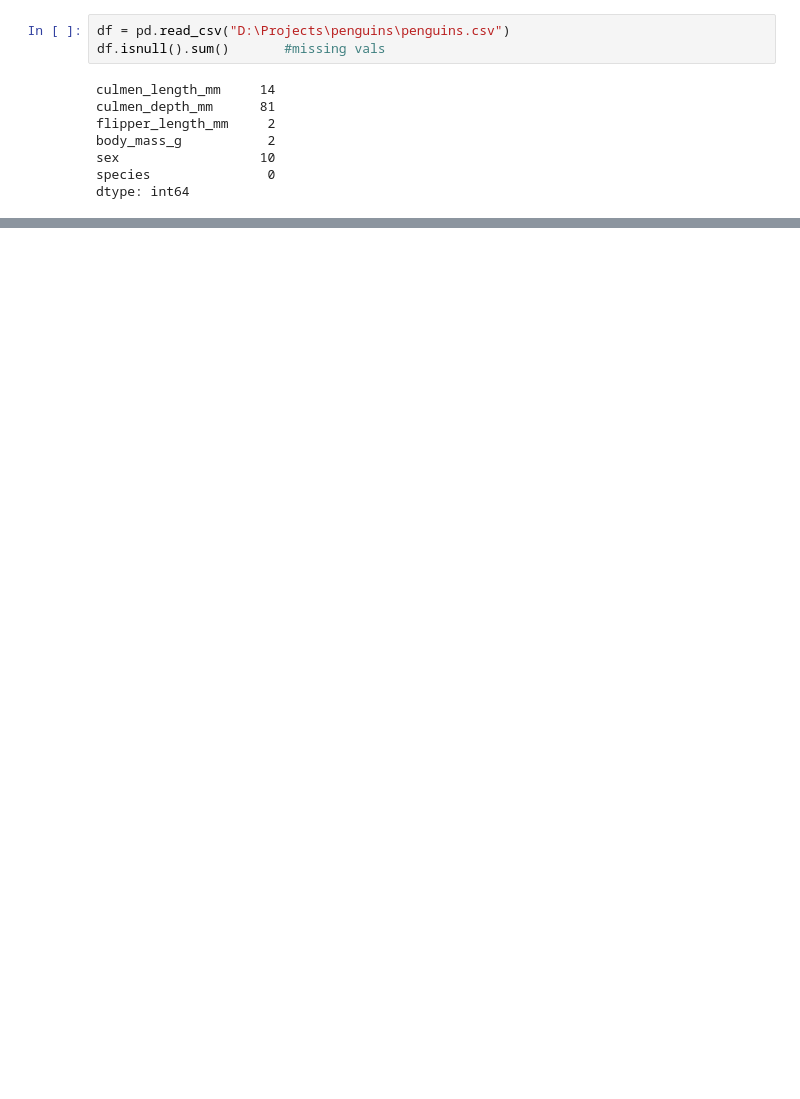
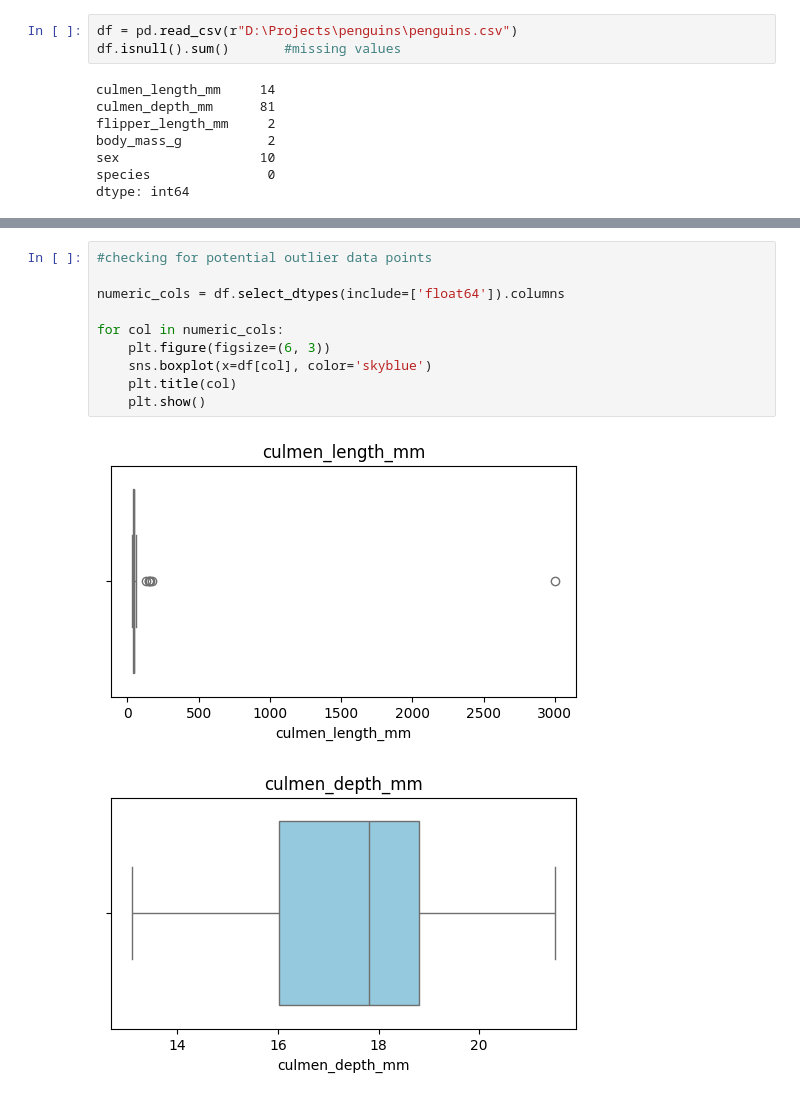
Before and after one commit to dxk0278/penguins, a Jupyter notebook: model.ipynb, the cells around one changed output, grey strips where cells are left out. Saved outputs shown, nothing was run; the diff lists cells and outputs as text; blank space fills up the shorter version.

Commit message:
added visual plots

```diff
--- a/model.ipynb
+++ b/model.ipynb
@@ -5,6 +7,6 @@ from sklearn.model_selection import train_test_split
 # %%
-df = pd.read_csv("D:\Projects\penguins\penguins.csv")
-df.isnull().sum()       #missing vals
+df = pd.read_csv(r"D:\Projects\penguins\penguins.csv")
+df.isnull().sum()       #missing values
 # %% [output]
 culmen_length_mm     14
 culmen_depth_mm      81
@@ -19,0 +47,13 @@ np.int64(0)
+# %%
+#checking for potential outlier data points
+
+numeric_cols = df.select_dtypes(include=['float64']).columns
+
+for col in numeric_cols:
+    plt.figure(figsize=(6, 3))
+    sns.boxplot(x=df[col], color='skyblue')
+    plt.title(col)
+    plt.show()
+# %% [output]
+[figure, added]
+[figure, added]
```
Also changed, not shown: parts of 6 cells of this notebook.
